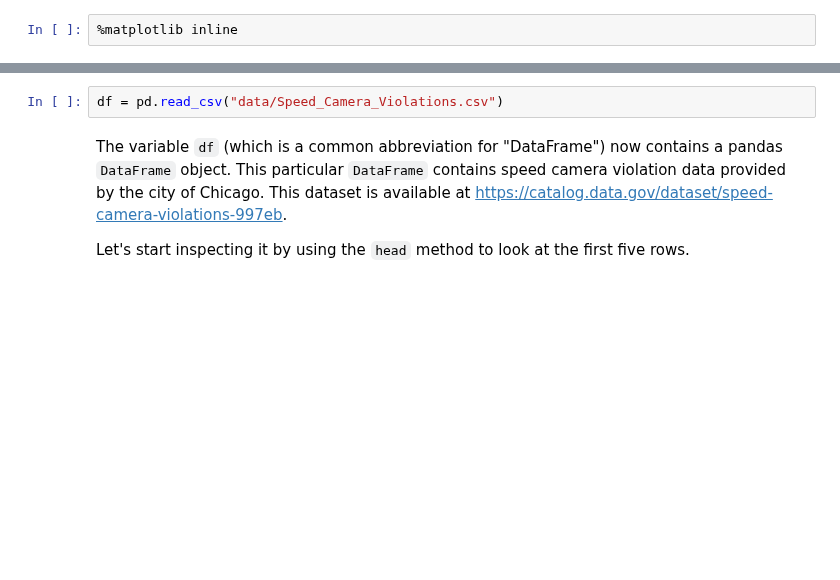
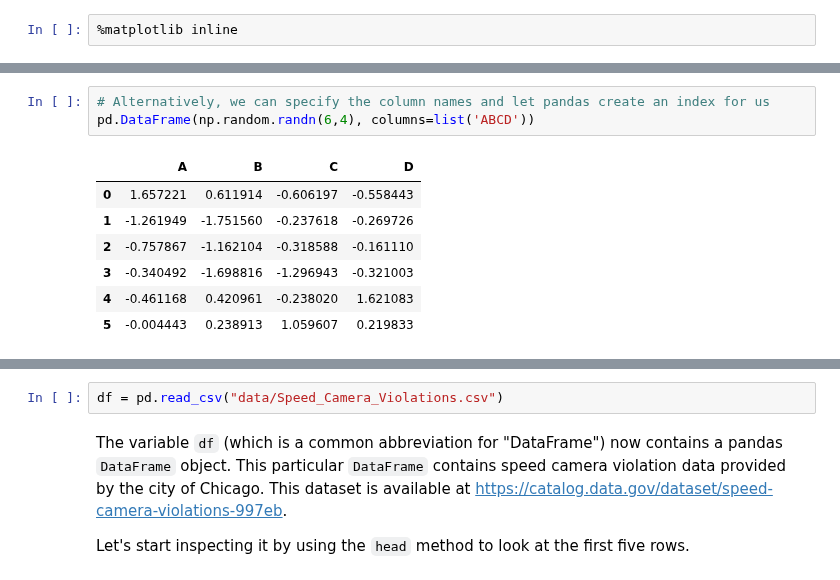
Before and after one commit to nuitrcs/pythonworkshops, a Jupyter notebook: dataanalysis/pandas/Lesson 1 - Basics.ipynb, the cells around one changed output, grey strips where cells are left out. Drawn from its saved outputs; the diff is of its cells as text; blank space fills up the shorter version.

```diff
--- a/dataanalysis/pandas/Lesson 1 - Basics.ipynb
+++ b/dataanalysis/pandas/Lesson 1 - Basics.ipynb
@@ -13,0 +38,11 @@ import pandas as pd
+# %%
+# Alternatively, we can specify the column names and let pandas create an index for us
+pd.DataFrame(np.random.randn(6,4), columns=list('ABCD'))
+# %% [output]
+|  | A | B | C | D |
+| 0 | 1.657221 | 0.611914 | -0.606197 | -0.558443 |
+| 1 | -1.261949 | -1.751560 | -0.237618 | -0.269726 |
+| 2 | -0.757867 | -1.162104 | -0.318588 | -0.161110 |
+| 3 | -0.340492 | -1.698816 | -1.296943 | -0.321003 |
+| 4 | -0.461168 | 0.420961 | -0.238020 | 1.621083 |
+| 5 | -0.004443 | 0.238913 | 1.059607 | 0.219833 |
```
Also changed, not shown: parts of 9 cells of this notebook.
